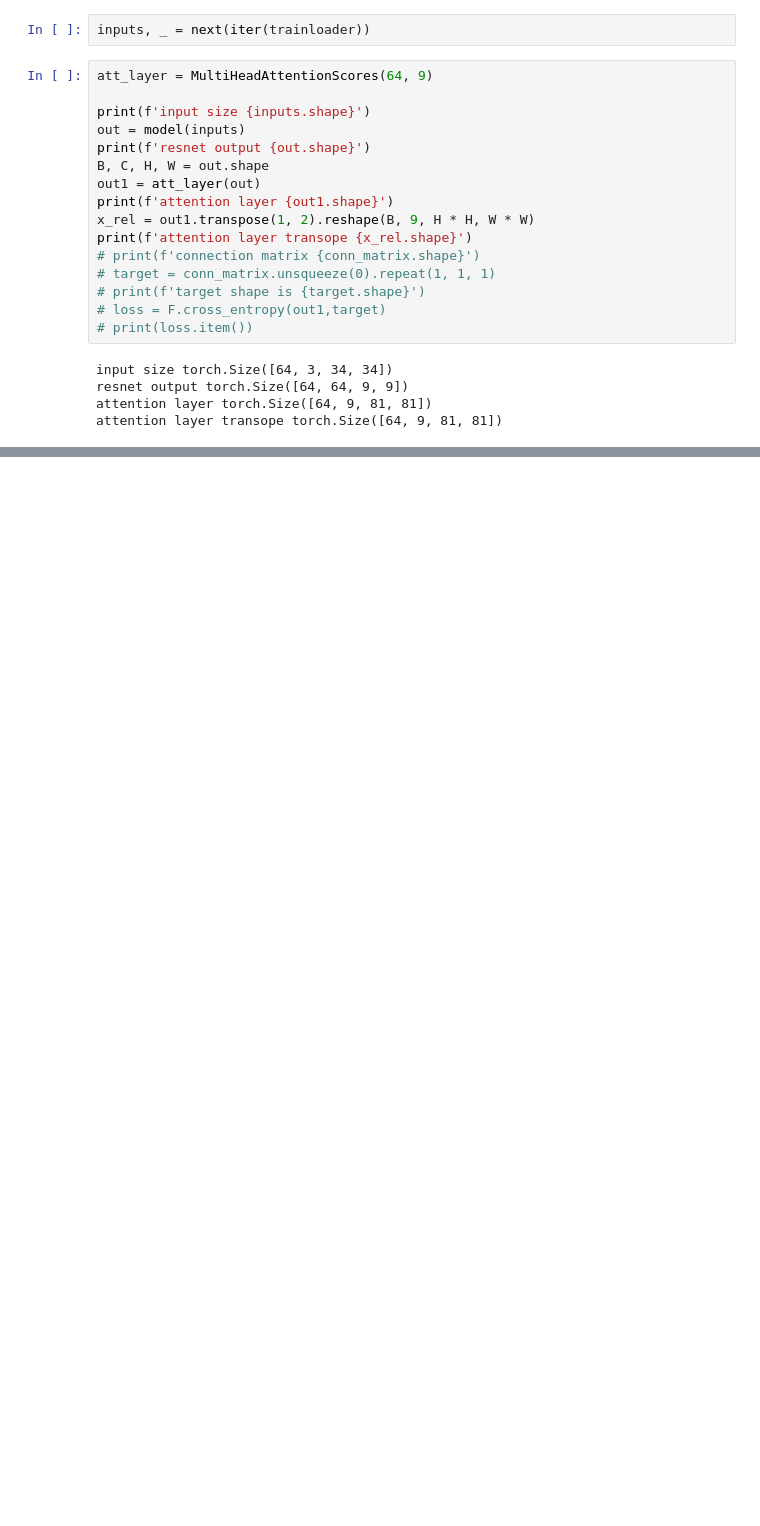
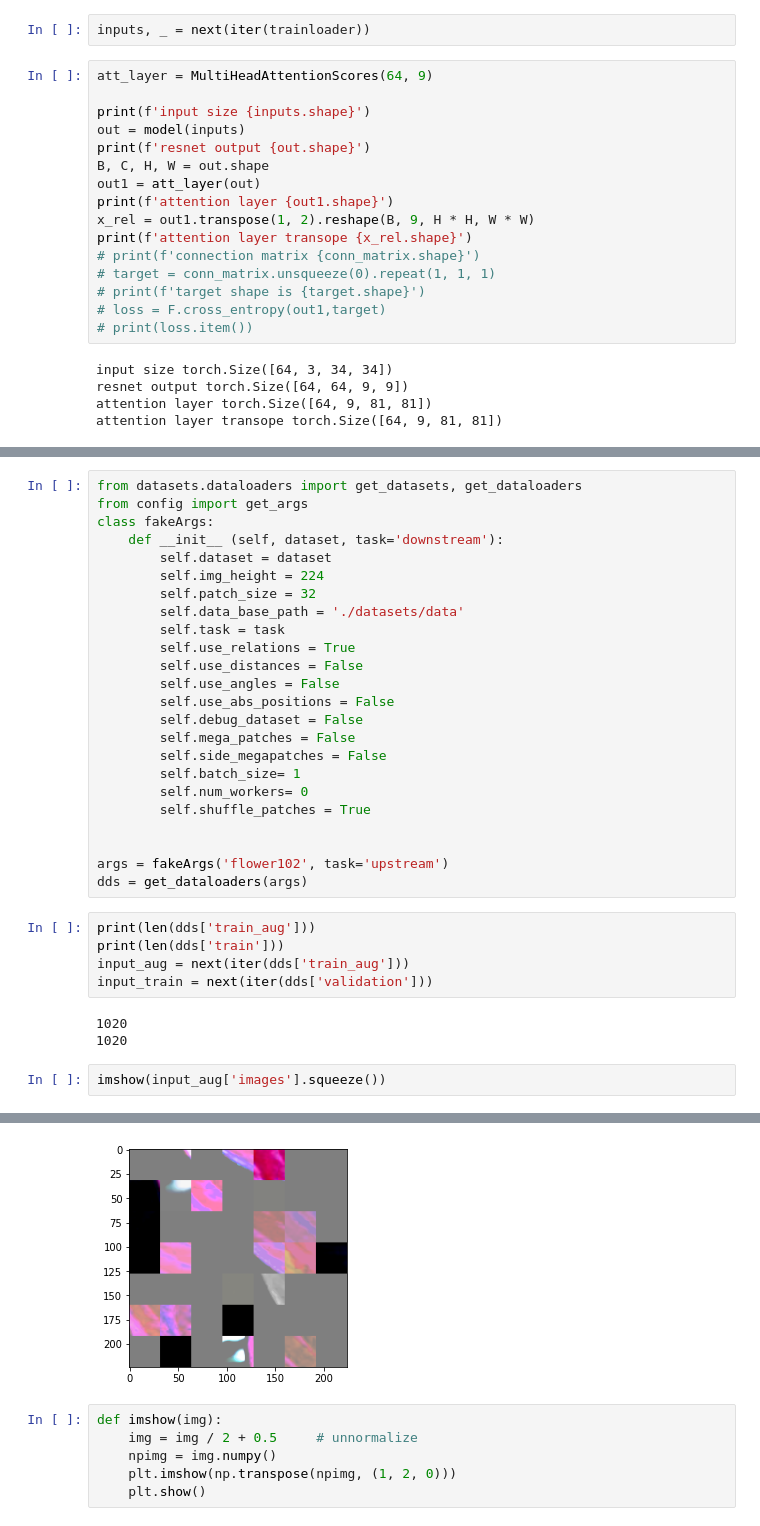
Before and after one commit to MeliLuca/MasterThesis, a Jupyter notebook: ResNet_specificCifar.ipynb, the cells around one changed output, grey strips where cells are left out. Drawn from its saved outputs; the diff is of its cells as text; blank space fills up the shorter version.

```diff
--- a/ResNet_specificCifar.ipynb
+++ b/ResNet_specificCifar.ipynb
@@ -510,0 +536,35 @@ TypeError: 'ResNet' object is not subscriptable
+# %%
+from datasets.dataloaders import get_datasets, get_dataloaders
+from config import get_args
+class fakeArgs:
+    def __init__ (self, dataset, task='downstream'):
+        self.dataset = dataset
+        self.img_height = 224
+        self.patch_size = 32
+        self.data_base_path = './datasets/data'
+        self.task = task
+        self.use_relations = True
+        self.use_distances = False
+        self.use_angles = False
+        self.use_abs_positions = False
+        self.debug_dataset = False
+        self.mega_patches = False
+        self.side_megapatches = False
+        self.batch_size= 1
+        self.num_workers= 0
+        self.shuffle_patches = True
+
+
+args = fakeArgs('flower102', task='upstream')
+dds = get_dataloaders(args)
+# %%
+print(len(dds['train_aug']))
+print(len(dds['train']))
+input_aug = next(iter(dds['train_aug']))
+input_train = next(iter(dds['validation']))
+# %% [output]
+1020
+1020
+# %%
+imshow(input_aug['images'].squeeze())
+# %% [output]
@@ -510,0 +572,7 @@ TypeError: 'ResNet' object is not subscriptable
+[figure, added]
+# %%
+def imshow(img):
+    img = img / 2 + 0.5     # unnormalize
+    npimg = img.numpy()
+    plt.imshow(np.transpose(npimg, (1, 2, 0)))
+    plt.show()
```
Also changed, not shown: parts of 9 cells of this notebook, 5 other files.
